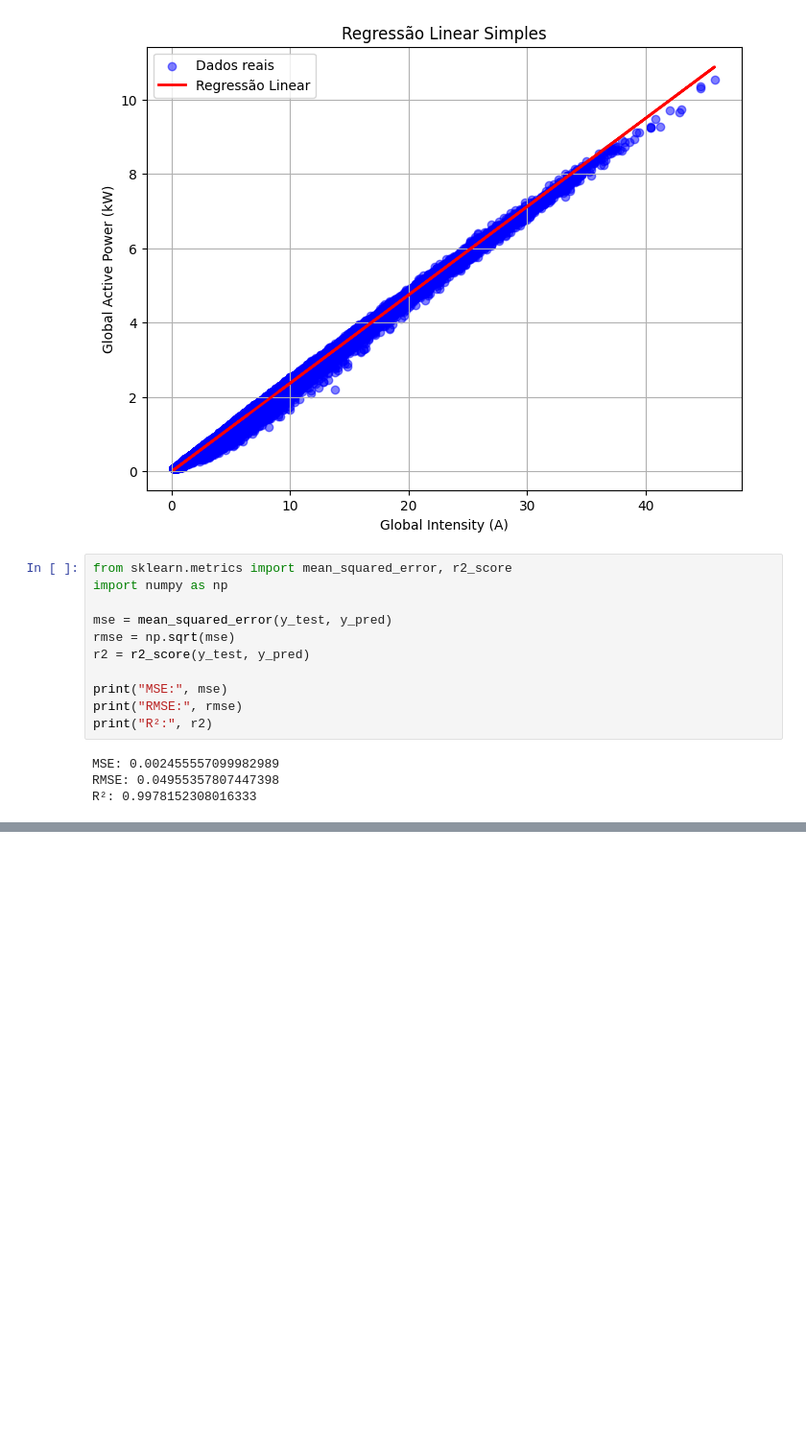
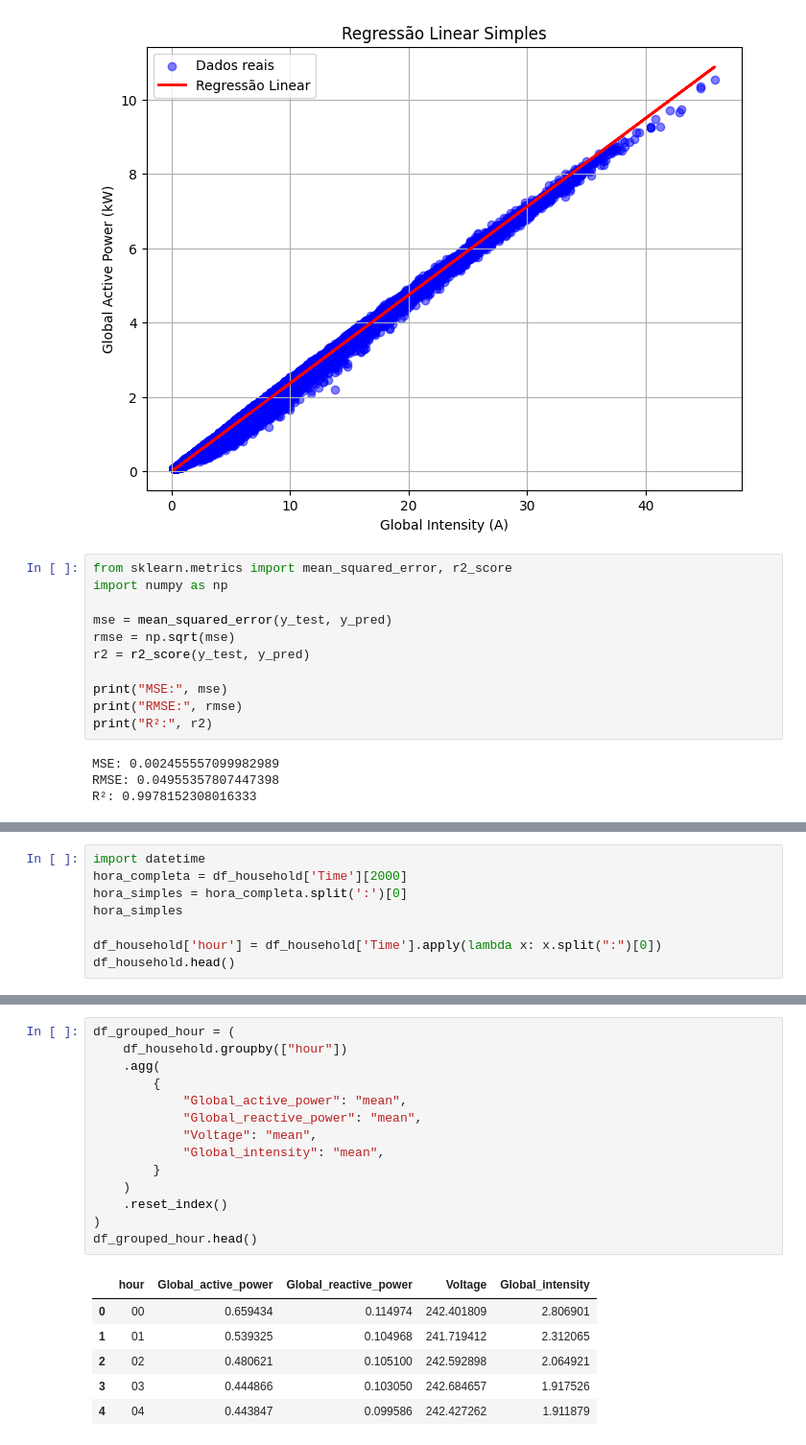
Before and after one commit to Entrega-CheckPoint/IOT-IOB-GENERATIVE-IA-CP04, a Jupyter notebook: checkpoint.ipynb, the cells around one changed output, grey strips where cells are left out. Shown at 96% size. Cells and saved outputs as stored; diff of their text form; blank space fills up the shorter version.

```diff
--- a/checkpoint.ipynb
+++ b/checkpoint.ipynb
@@ -748,0 +755,8 @@ $$
+# %%
+import datetime
+hora_completa = df_household['Time'][2000]
+hora_simples = hora_completa.split(':')[0]
+hora_simples
+
+df_household['hour'] = df_household['Time'].apply(lambda x: x.split(":")[0])
+df_household.head()
@@ -748,0 +778,21 @@ $$
+# %%
+df_grouped_hour = (
+    df_household.groupby(["hour"])
+    .agg(
+        {
+            "Global_active_power": "mean",
+            "Global_reactive_power": "mean",
+            "Voltage": "mean",
+            "Global_intensity": "mean",
+        }
+    )
+    .reset_index()
+)
+df_grouped_hour.head()
+# %% [output]
+|  | hour | Global_active_power | Global_reactive_power | Voltage | Global_intensity |
+| 0 | 00 | 0.659434 | 0.114974 | 242.401809 | 2.806901 |
+| 1 | 01 | 0.539325 | 0.104968 | 241.719412 | 2.312065 |
+| 2 | 02 | 0.480621 | 0.105100 | 242.592898 | 2.064921 |
+| 3 | 03 | 0.444866 | 0.103050 | 242.684657 | 1.917526 |
+| 4 | 04 | 0.443847 | 0.099586 | 242.427262 | 1.911879 |
```
Also changed, not shown: parts of 3 cells of this notebook.
